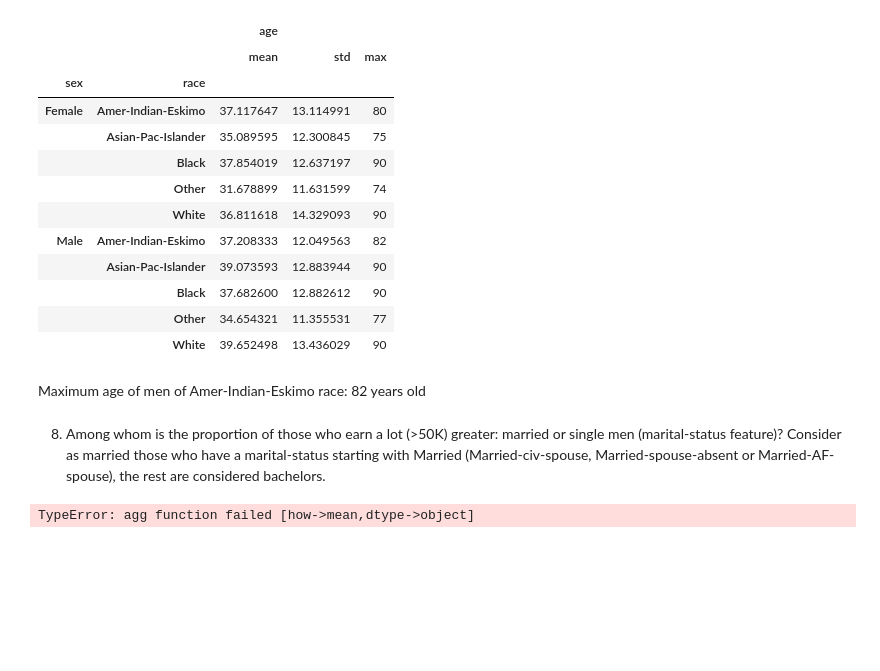
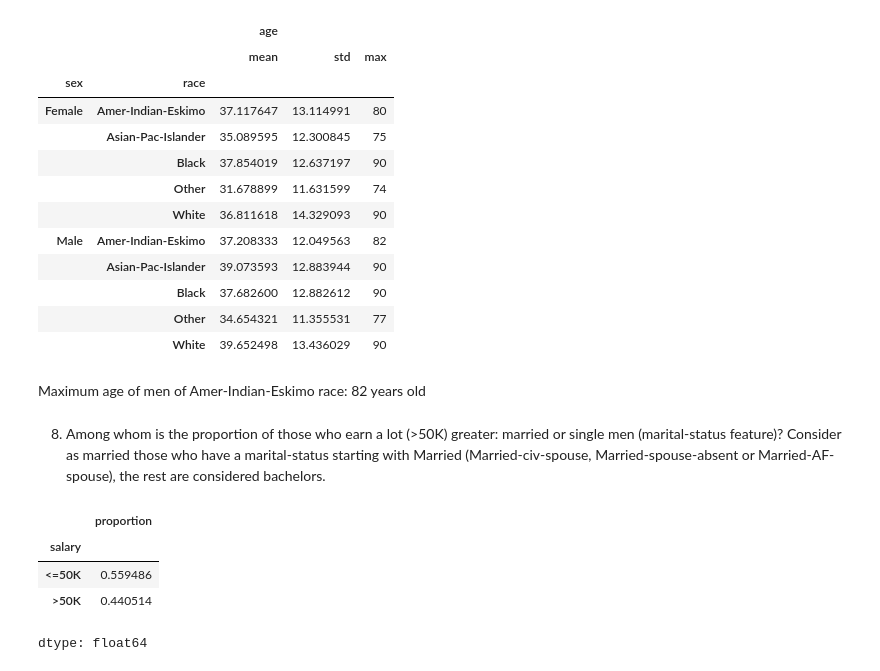
Before and after one commit to gabriellim314/machine-learning-studies, a Jupyter notebook: MLcourse_Topic1_1.ipynb, the cells around one changed output. Cells and saved outputs as stored; diff of their text form; code cells hidden in the pictures; blank space fills up the shorter version.

```diff
--- a/MLcourse_Topic1_1.ipynb
+++ b/MLcourse_Topic1_1.ipynb
@@ -98,9 +98,15 @@ data.groupby(['sex', 'race'])[columns_to_show].agg(['mean', 'std', 'max'])
 Maximum age of men of Amer-Indian-Eskimo race: 82 years old
 # %% [markdown]
 8. Among whom is the proportion of those who earn a lot (>50K) greater: married or single men (marital-status feature)? Consider as married those who have a marital-status starting with Married (Married-civ-spouse, Married-spouse-absent or Married-AF-spouse), the rest are considered bachelors.
-# %%
-columns_to_show = ['marital-status']
-
-data.groupby(['sex', 'race'])[columns_to_show].agg(['mean', 'std', 'max'])
-# %% [output]
-TypeError: agg function failed [how->mean,dtype->object]
+# %%
+# married men
+data[(data["sex"] == "Male")
+     & (data["marital-status"].str.startswith("Married"))][
+    "salary"
+].value_counts(normalize=True)
+# %% [output]
+|  | proportion |
+| salary |  |
+| <=50K | 0.559486 |
+| >50K | 0.440514 |
+dtype: float64
```
Also changed, not shown: parts of 8 cells of this notebook.
